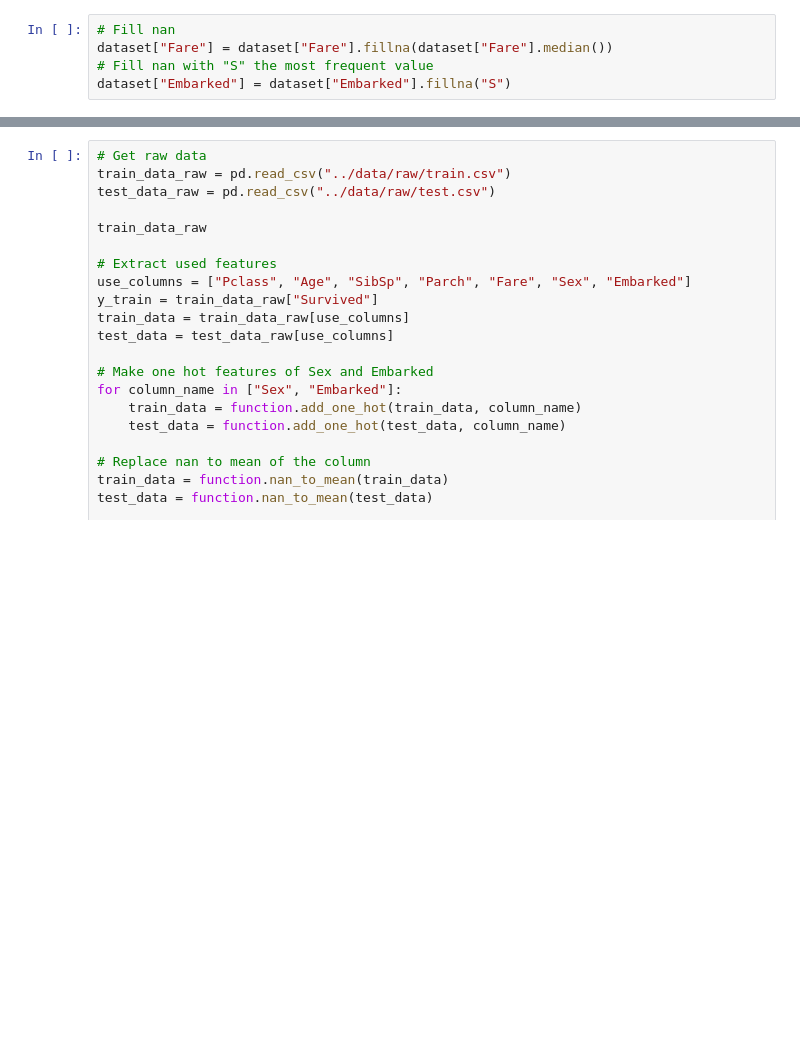
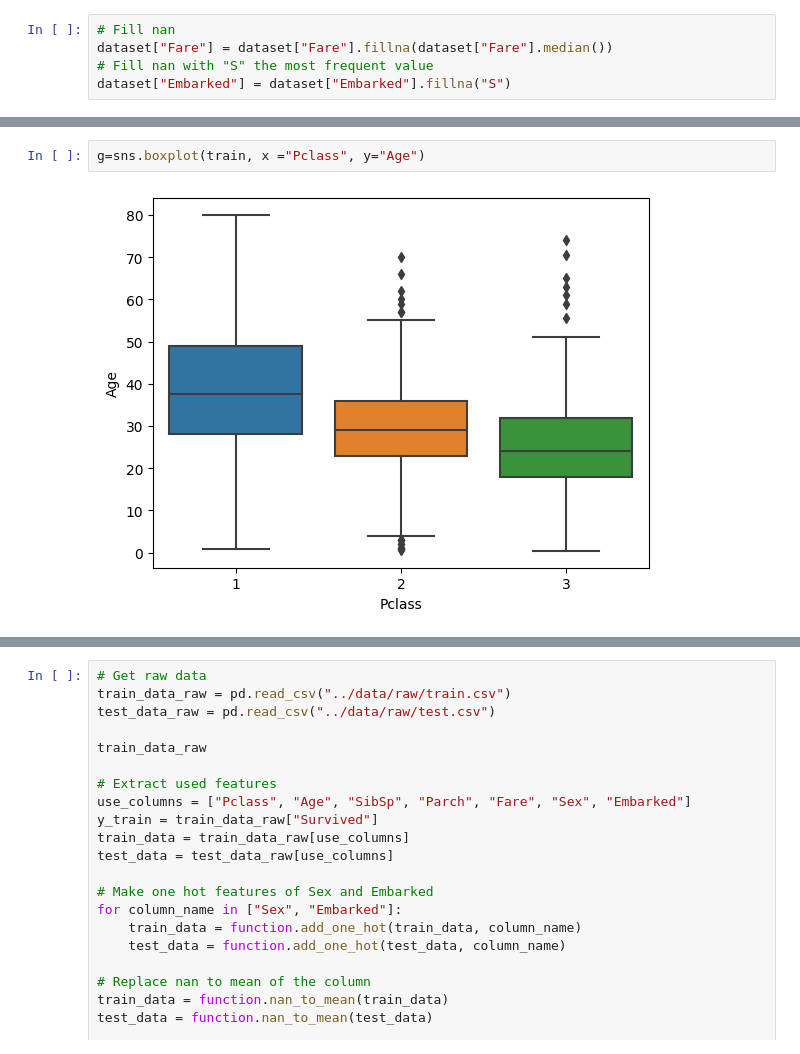
Before and after one commit to junya737/Titanic, a Jupyter notebook: scripts/main2.ipynb, the cells around one changed output, grey strips where cells are left out. Cells and saved outputs as stored; diff of their text form; blank space fills up the shorter version.

```diff
--- a/scripts/main2.ipynb
+++ b/scripts/main2.ipynb
@@ -291,0 +267,4 @@ dtype: int64
+# %%
+g=sns.boxplot(train, x ="Pclass", y="Age")
+# %% [output]
+[figure, added]
```
Also changed, not shown: parts of 21 cells of this notebook.
